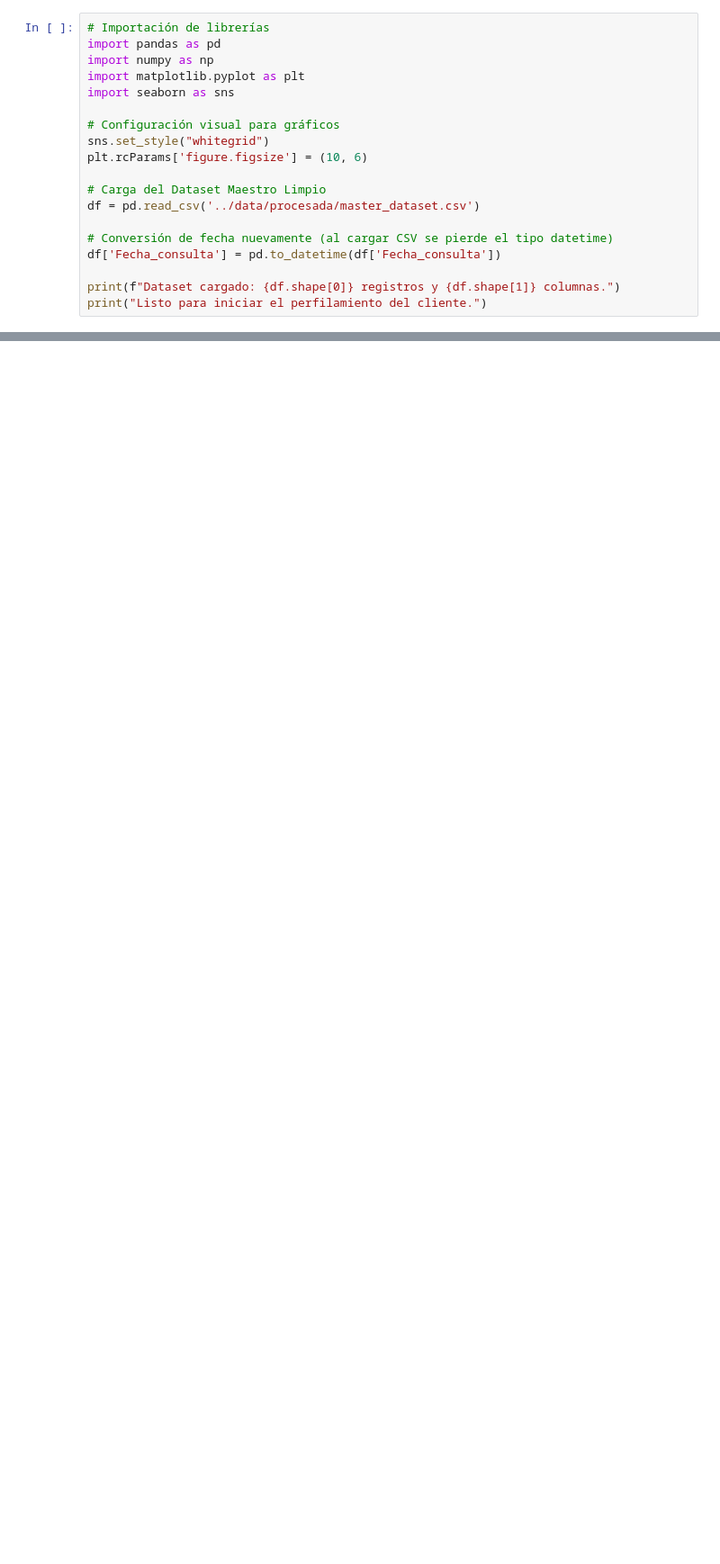
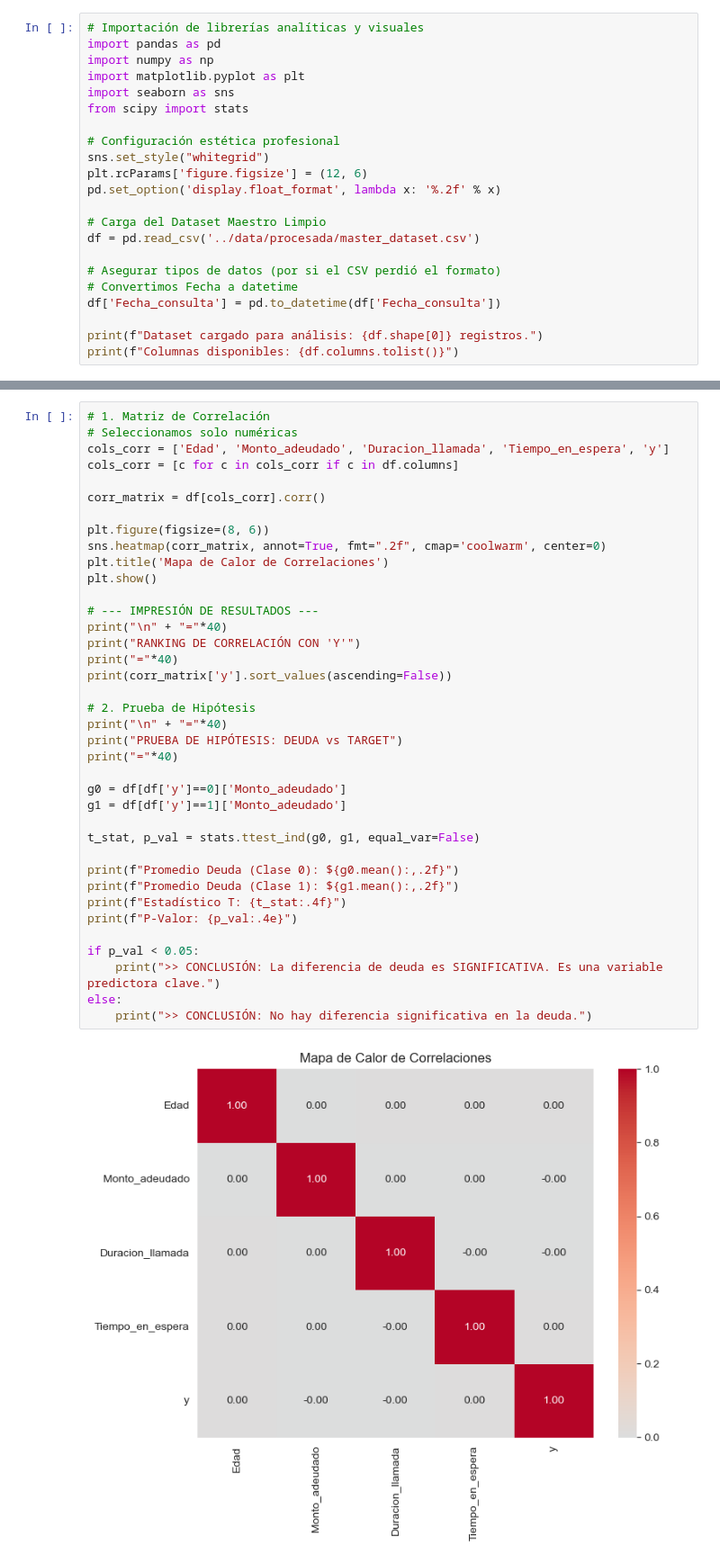
Before and after one commit to Pipe1017/emtelco_prueba, a Jupyter notebook: notebooks/02_EDA_Customer_Profile.ipynb, the cells around one changed output, grey strips where cells are left out. Shown: that part at 90% size. Saved outputs shown, nothing was run; the diff lists cells and outputs as text; blank space fills up the shorter version.

```diff
--- a/notebooks/02_EDA_Customer_Profile.ipynb
+++ b/notebooks/02_EDA_Customer_Profile.ipynb
@@ -1,20 +1,23 @@
 # %%
-# Importación de librerías
+# Importación de librerías analíticas y visuales
 import pandas as pd
 import numpy as np
 import matplotlib.pyplot as plt
 import seaborn as sns
+from scipy import stats
 
-# Configuración visual para gráficos
+# Configuración estética profesional
 sns.set_style("whitegrid")
-plt.rcParams['figure.figsize'] = (10, 6)
+plt.rcParams['figure.figsize'] = (12, 6)
+pd.set_option('display.float_format', lambda x: '%.2f' % x)
 
 # Carga del Dataset Maestro Limpio
 df = pd.read_csv('../data/procesada/master_dataset.csv')
 
-# Conversión de fecha nuevamente (al cargar CSV se pierde el tipo datetime)
+# Asegurar tipos de datos (por si el CSV perdió el formato)
+# Convertimos Fecha a datetime
 df['Fecha_consulta'] = pd.to_datetime(df['Fecha_consulta'])
 
-print(f"Dataset cargado: {df.shape[0]} registros y {df.shape[1]} columnas.")
-print("Listo para iniciar el perfilamiento del cliente.")
+print(f"Dataset cargado para análisis: {df.shape[0]} registros.")
+print(f"Columnas disponibles: {df.columns.tolist()}")
 # %% [output]
@@ -115,0 +163,40 @@ Variables numéricas validadas para correlación: ['Edad', 'Monto_adeudado', 'Du
+# %%
+# 1. Matriz de Correlación
+# Seleccionamos solo numéricas
+cols_corr = ['Edad', 'Monto_adeudado', 'Duracion_llamada', 'Tiempo_en_espera', 'y']
+cols_corr = [c for c in cols_corr if c in df.columns]
+
+corr_matrix = df[cols_corr].corr()
+
+plt.figure(figsize=(8, 6))
+sns.heatmap(corr_matrix, annot=True, fmt=".2f", cmap='coolwarm', center=0)
+plt.title('Mapa de Calor de Correlaciones')
+plt.show()
+
+# --- IMPRESIÓN DE RESULTADOS ---
+print("\n" + "="*40)
+print("RANKING DE CORRELACIÓN CON 'Y'")
+print("="*40)
+print(corr_matrix['y'].sort_values(ascending=False))
+
+# 2. Prueba de Hipótesis
+print("\n" + "="*40)
+print("PRUEBA DE HIPÓTESIS: DEUDA vs TARGET")
+print("="*40)
+
+g0 = df[df['y']==0]['Monto_adeudado']
+g1 = df[df['y']==1]['Monto_adeudado']
+
+t_stat, p_val = stats.ttest_ind(g0, g1, equal_var=False)
+
+print(f"Promedio Deuda (Clase 0): ${g0.mean():,.2f}")
+print(f"Promedio Deuda (Clase 1): ${g1.mean():,.2f}")
+print(f"Estadístico T: {t_stat:.4f}")
+print(f"P-Valor: {p_val:.4e}")
+
+if p_val < 0.05:
+    print(">> CONCLUSIÓN: La diferencia de deuda es SIGNIFICATIVA. Es una variable predictora clave.")
+else:
+    print(">> CONCLUSIÓN: No hay diferencia significativa en la deuda.")
+# %% [output]
+[figure, added]
```
Also changed, not shown: parts of 11 cells of this notebook, 15 other files.
